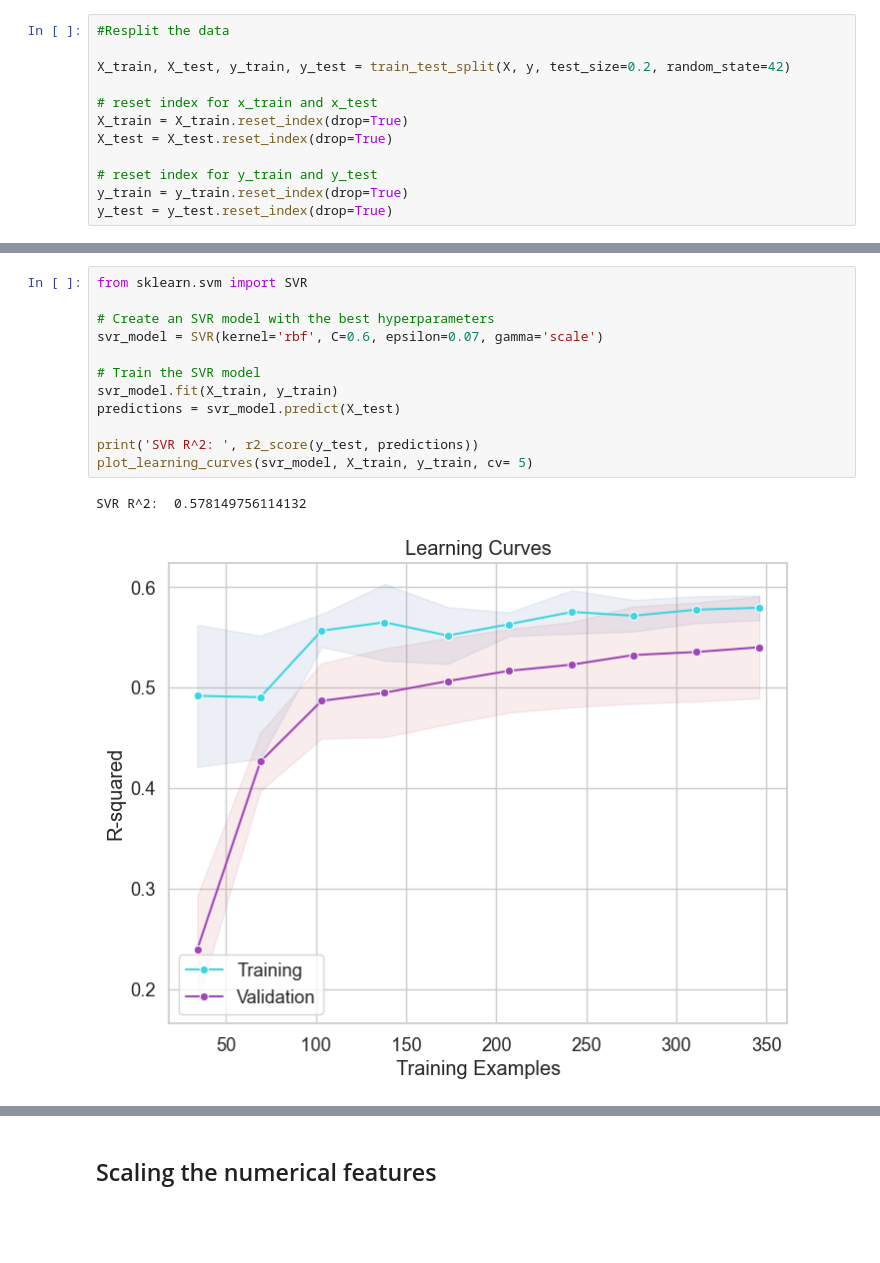
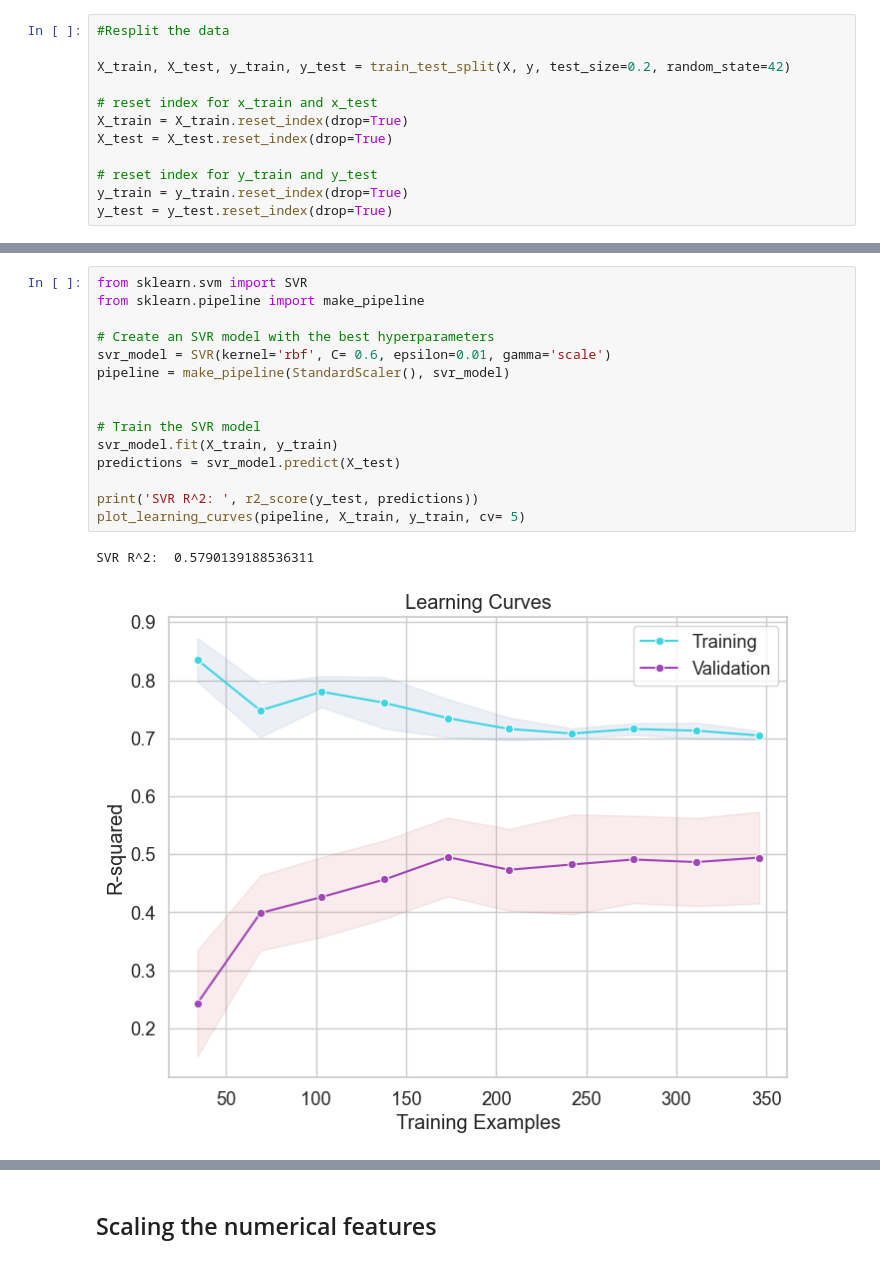
Before and after one commit to fwnriyx/poly, a Jupyter notebook: AI and Machine Learning/CA1/Regression/housing.ipynb, the cells around one changed output, grey strips where cells are left out. Saved outputs shown, nothing was run; the diff lists cells and outputs as text; blank space fills up the shorter version.

```diff
--- a/AI and Machine Learning/CA1/Regression/housing.ipynb
+++ b/AI and Machine Learning/CA1/Regression/housing.ipynb
@@ -778,15 +827,18 @@ y_test = y_test.reset_index(drop=True)
 # %%
 from sklearn.svm import SVR
+from sklearn.pipeline import make_pipeline
 
 # Create an SVR model with the best hyperparameters
-svr_model = SVR(kernel='rbf', C=0.6, epsilon=0.07, gamma='scale')
+svr_model = SVR(kernel='rbf', C= 0.6, epsilon=0.01, gamma='scale')
+pipeline = make_pipeline(StandardScaler(), svr_model)
+
 
 # Train the SVR model
 svr_model.fit(X_train, y_train)
 predictions = svr_model.predict(X_test)
 
 print('SVR R^2: ', r2_score(y_test, predictions))
-plot_learning_curves(svr_model, X_train, y_train, cv= 5)
+plot_learning_curves(pipeline, X_train, y_train, cv= 5)
 # %% [output]
-SVR R^2:  0.578149756114132
+SVR R^2:  0.5790139188536311
-[figure, old version]
+[figure, new version]
```
Also changed, not shown: parts of 8 cells of this notebook.
